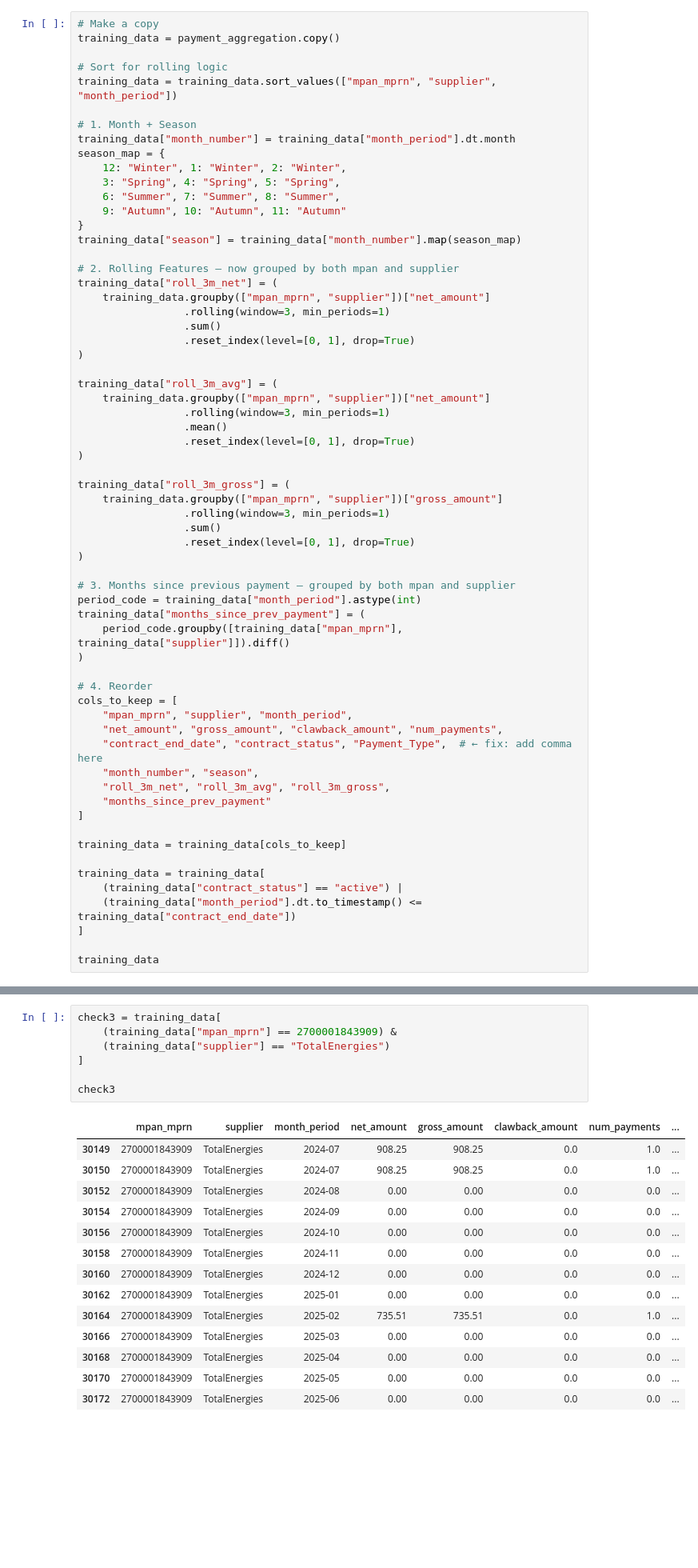
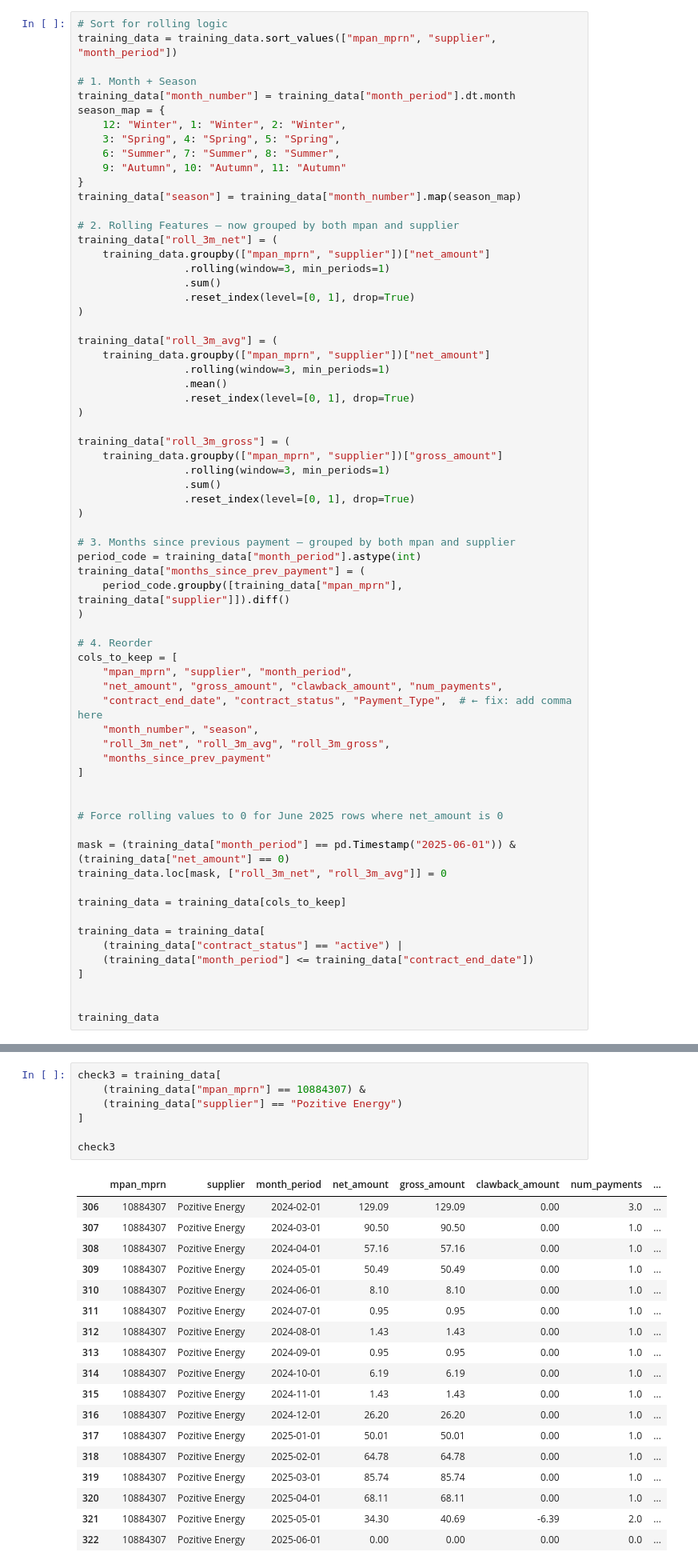
Before and after one commit to ijaycyndy/Data-Cleaning-Using-SQL, a Jupyter notebook: Pozitive_Forecast.ipynb, the cells around one changed output, grey strips where cells are left out. Shown at 80% size. Drawn from its saved outputs; the diff is of its cells as text; blank space fills up the shorter version.

```diff
--- a/Pozitive_Forecast.ipynb
+++ b/Pozitive_Forecast.ipynb
@@ -171,9 +200,6 @@ check2
 | 64 | 5297805 | 2025-05 | 0.00 | 0.00 | 0.00 | 0.0 |
 | 65 | 5297805 | 2025-06 | 0.00 | 0.00 | 0.00 | 0.0 |
 # %%
-# Make a copy
-training_data = payment_aggregation.copy()
-
 # Sort for rolling logic
 training_data = training_data.sort_values(["mpan_mprn", "supplier", "month_period"])
 
@@ -225,13 +251,20 @@ cols_to_keep = [
     "months_since_prev_payment"
 ]
 
+
+# Force rolling values to 0 for June 2025 rows where net_amount is 0
+
+mask = (training_data["month_period"] == pd.Timestamp("2025-06-01")) & (training_data["net_amount"] == 0)
+training_data.loc[mask, ["roll_3m_net", "roll_3m_avg"]] = 0
+
 training_data = training_data[cols_to_keep]
 
 training_data = training_data[
     (training_data["contract_status"] == "active") |
-    (training_data["month_period"].dt.to_timestamp() <= training_data["contract_end_date"])
+    (training_data["month_period"] <= training_data["contract_end_date"])
 ]
 
+
 training_data
 # %% [output]
 |  | mpan_mprn | supplier | month_period | net_amount | gross_amount | clawback_amount | num_payments | ... |
@@ -280,26 +313,30 @@ training_data
 22558 rows × 18 columns
 # %%
 check3 = training_data[
-    (training_data["mpan_mprn"] == 2700001843909) &
-    (training_data["supplier"] == "TotalEnergies")
+    (training_data["mpan_mprn"] == 10884307) &
+    (training_data["supplier"] == "Pozitive Energy")
 ]
 
 check3
 # %% [output]
 |  | mpan_mprn | supplier | month_period | net_amount | gross_amount | clawback_amount | num_payments | ... |
-| 30149 | 2700001843909 | TotalEnergies | 2024-07 | 908.25 | 908.25 | 0.0 | 1.0 | ... |
-| 30150 | 2700001843909 | TotalEnergies | 2024-07 | 908.25 | 908.25 | 0.0 | 1.0 | ... |
-| 30152 | 2700001843909 | TotalEnergies | 2024-08 | 0.00 | 0.00 | 0.0 | 0.0 | ... |
-| 30154 | 2700001843909 | TotalEnergies | 2024-09 | 0.00 | 0.00 | 0.0 | 0.0 | ... |
-| 30156 | 2700001843909 | TotalEnergies | 2024-10 | 0.00 | 0.00 | 0.0 | 0.0 | ... |
-| 30158 | 2700001843909 | TotalEnergies | 2024-11 | 0.00 | 0.00 | 0.0 | 0.0 | ... |
-| 30160 | 2700001843909 | TotalEnergies | 2024-12 | 0.00 | 0.00 | 0.0 | 0.0 | ... |
-| 30162 | 2700001843909 | TotalEnergies | 2025-01 | 0.00 | 0.00 | 0.0 | 0.0 | ... |
-| 30164 | 2700001843909 | TotalEnergies | 2025-02 | 735.51 | 735.51 | 0.0 | 1.0 | ... |
-| 30166 | 2700001843909 | TotalEnergies | 2025-03 | 0.00 | 0.00 | 0.0 | 0.0 | ... |
-| 30168 | 2700001843909 | TotalEnergies | 2025-04 | 0.00 | 0.00 | 0.0 | 0.0 | ... |
-| 30170 | 2700001843909 | TotalEnergies | 2025-05 | 0.00 | 0.00 | 0.0 | 0.0 | ... |
-| 30172 | 2700001843909 | TotalEnergies | 2025-06 | 0.00 | 0.00 | 0.0 | 0.0 | ... |
+| 306 | 10884307 | Pozitive Energy | 2024-02-01 | 129.09 | 129.09 | 0.00 | 3.0 | ... |
+| 307 | 10884307 | Pozitive Energy | 2024-03-01 | 90.50 | 90.50 | 0.00 | 1.0 | ... |
+| 308 | 10884307 | Pozitive Energy | 2024-04-01 | 57.16 | 57.16 | 0.00 | 1.0 | ... |
+| 309 | 10884307 | Pozitive Energy | 2024-05-01 | 50.49 | 50.49 | 0.00 | 1.0 | ... |
+| 310 | 10884307 | Pozitive Energy | 2024-06-01 | 8.10 | 8.10 | 0.00 | 1.0 | ... |
+| 311 | 10884307 | Pozitive Energy | 2024-07-01 | 0.95 | 0.95 | 0.00 | 1.0 | ... |
+| 312 | 10884307 | Pozitive Energy | 2024-08-01 | 1.43 | 1.43 | 0.00 | 1.0 | ... |
+| 313 | 10884307 | Pozitive Energy | 2024-09-01 | 0.95 | 0.95 | 0.00 | 1.0 | ... |
+| 314 | 10884307 | Pozitive Energy | 2024-10-01 | 6.19 | 6.19 | 0.00 | 1.0 | ... |
+| 315 | 10884307 | Pozitive Energy | 2024-11-01 | 1.43 | 1.43 | 0.00 | 1.0 | ... |
+| 316 | 10884307 | Pozitive Energy | 2024-12-01 | 26.20 | 26.20 | 0.00 | 1.0 | ... |
+| 317 | 10884307 | Pozitive Energy | 2025-01-01 | 50.01 | 50.01 | 0.00 | 1.0 | ... |
+| 318 | 10884307 | Pozitive Energy | 2025-02-01 | 64.78 | 64.78 | 0.00 | 1.0 | ... |
+| 319 | 10884307 | Pozitive Energy | 2025-03-01 | 85.74 | 85.74 | 0.00 | 1.0 | ... |
+| 320 | 10884307 | Pozitive Energy | 2025-04-01 | 68.11 | 68.11 | 0.00 | 1.0 | ... |
+| 321 | 10884307 | Pozitive Energy | 2025-05-01 | 34.30 | 40.69 | -6.39 | 2.0 | ... |
+| 322 | 10884307 | Pozitive Energy | 2025-06-01 | 0.00 | 0.00 | 0.00 | 0.0 | ... |
 # %% [markdown]
 
 
```
Also changed, not shown: parts of 9 cells of this notebook.
